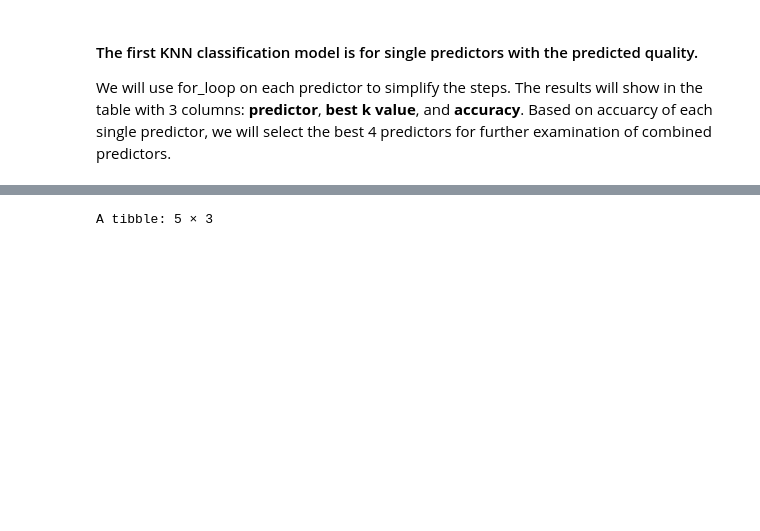
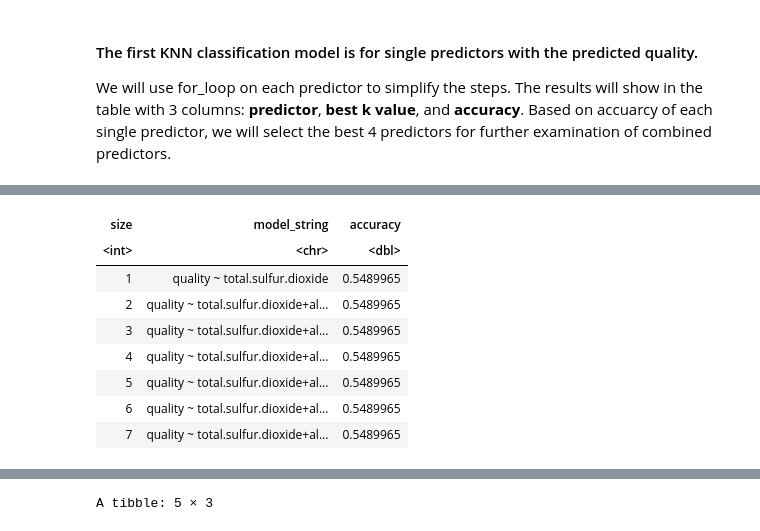
Before and after one commit to SurajDatta/DSCI100_group_project, a Jupyter notebook: report.ipynb, the cells around one changed output, grey strips where cells are left out. Cells and saved outputs as stored; diff of their text form; code cells hidden in the pictures; blank space fills up the shorter version.

Commit message:
accuracies

```diff
--- a/report.ipynb
+++ b/report.ipynb
@@ -119,3 +102,82 @@ caption: The ggpair plots of seven different data and quality shows that the *re
 We will use for_loop on each predictor to simplify the steps.
 The results will show in the table with 3 columns: **predictor**, **best k value**, and **accuracy**.
 Based on accuarcy of each single predictor, we will select the best 4 predictors for further examination of combined predictors.
+# %%
+set.seed(999)
+
+wine_subset <- wine_train %>%
+  select(total.sulfur.dioxide, pH, alcohol, quality, residual.sugar, chlorides, density, citric.acid)
+
+names <- colnames(wine_subset %>% select(-quality))
+
+#wine_subset
+
+# create an empty tibble to store the results
+accuracies <- tibble(size = integer(),
+                     model_string = character(),
+                     accuracy = numeric())
+
+wine_recipe <- recipe(quality ~. , data = wine_train) %>%
+step_scale(all_predictors()) %>%
+step_center(all_predictors())
+
+
+# create a model specification
+knn_spec <- nearest_neighbor(weight_func = "rectangular", neighbors = tune()) %>%
+     set_engine("kknn") %>%
+     set_mode("classification")
+
+# create a 5-fold cross-validation object
+wine_vfold <- vfold_cv(wine_subset, v = 5, strata = quality)
+
+# store the total number of predictors
+n_total <- length(names)
+
+# stores selected predictors
+selected <- c()
+
+# for every size from 1 to the total number of predictors
+for (i in 1:n_total) {
+    # for every predictor still not added yet
+    accs <- list()
+    models <- list()
+    for (j in 1:length(names)) {
+        # create a model string for this combination of predictors
+        preds_new <- c(selected, names[[j]])
+        model_string <- paste("quality", "~", paste(preds_new, collapse="+"))
+
+        # create a recipe from the model string
+        cancer_recipe <- recipe(as.formula(model_string),
+                                data = wine_subset) %>%
+                          step_scale(all_predictors()) %>%
+                          step_center(all_predictors())
+
+        # tune the KNN classifier with these predictors,
+        # and collect the accuracy for the best K
+
+        #gridvals = tibble(neighbors = seq(1, 20))
+
+        acc <- workflow() %>%
+          add_recipe(wine_recipe) %>%
+          add_model(knn_spec) %>%
+          tune_grid(resamples = wine_vfold, grid = 10) %>%
+          collect_metrics() %>%
+          filter(.metric == "accuracy") %>%
+          summarize(mx = max(mean))
+        acc <- acc$mx %>% unlist()
+
+        # add this result to the dataframe
+        accs[[j]] <- acc
+        models[[j]] <- model_string
+    }
+    jstar <- which.max(unlist(accs))
+    accuracies <- accuracies %>%
+      add_row(size = i,
+              model_string = models[[jstar]],
+              accuracy = accs[[jstar]])
+    selected <- c(selected, names[[jstar]])
+    names <- names[-jstar]
+}
+
+accuracies
+# %% [output]
@@ -122,3 +202,12 @@ Based on accuarcy of each single predictor, we will select the best 4 predictors
+| size | model_string | accuracy |
+| <int> | <chr> | <dbl> |
+| 1 | quality ~ total.sulfur.dioxide | 0.5489965 |
+| 2 | quality ~ total.sulfur.dioxide+al... | 0.5489965 |
+| 3 | quality ~ total.sulfur.dioxide+al... | 0.5489965 |
+| 4 | quality ~ total.sulfur.dioxide+al... | 0.5489965 |
+| 5 | quality ~ total.sulfur.dioxide+al... | 0.5489965 |
+| 6 | quality ~ total.sulfur.dioxide+al... | 0.5489965 |
+| 7 | quality ~ total.sulfur.dioxide+al... | 0.5489965 |
 # %%
 set.seed(999)
 
```
Also changed, not shown: parts of 5 cells of this notebook.
